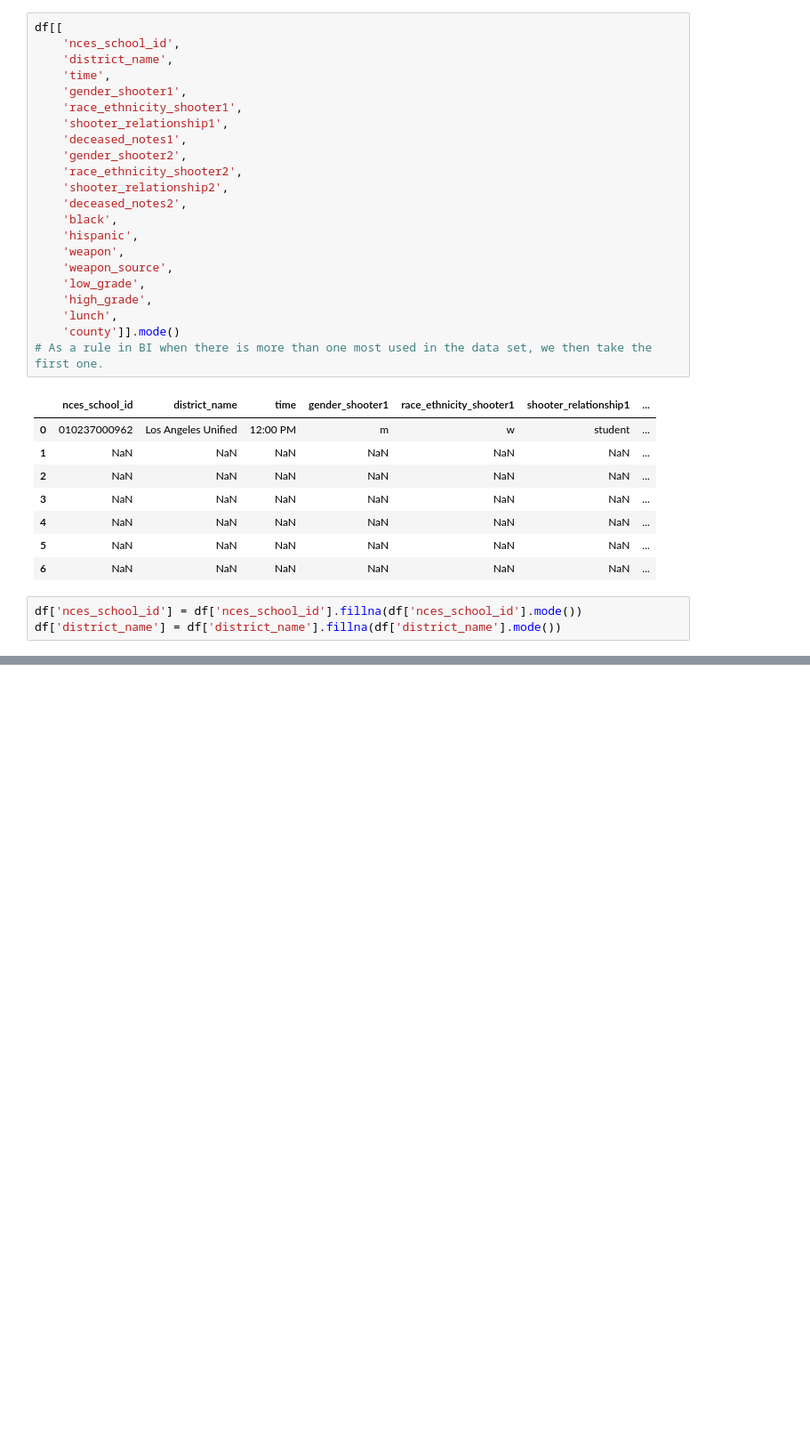
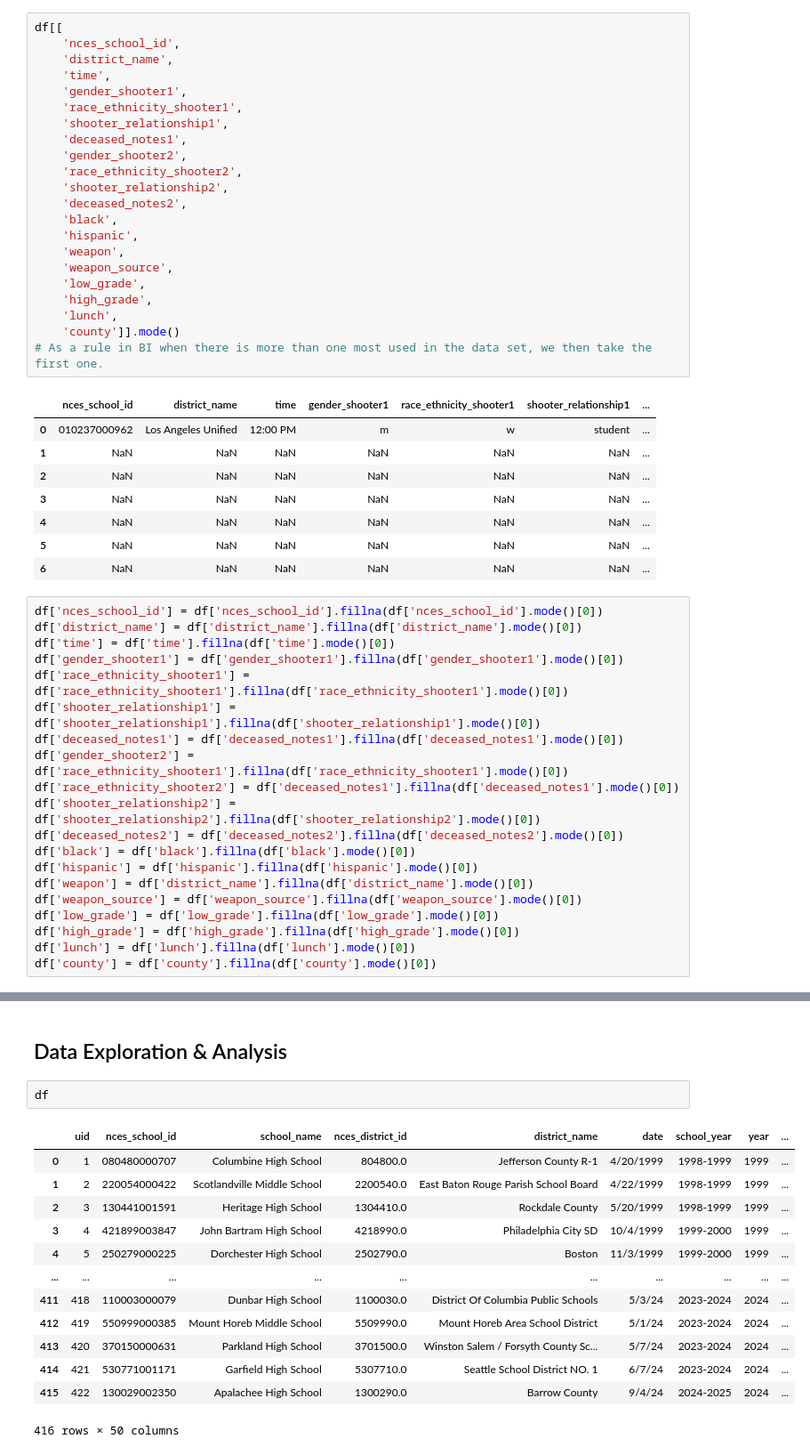
Before and after one commit to AhmadAlkaseb/BI, a Jupyter notebook: MiniProjekt3/Data/MiniProjekt3v2.ipynb, the cells around one changed output, grey strips where cells are left out. Shown at 89% size. Cells and saved outputs as stored; diff of their text form; blank space fills up the shorter version.

```diff
--- a/MiniProjekt3/Data/MiniProjekt3v2.ipynb
+++ b/MiniProjekt3/Data/MiniProjekt3v2.ipynb
@@ -59,5 +61,22 @@ df[[
 | 5 | NaN | NaN | NaN | NaN | NaN | NaN | ... |
 | 6 | NaN | NaN | NaN | NaN | NaN | NaN | ... |
 # %%
-df['nces_school_id'] = df['nces_school_id'].fillna(df['nces_school_id'].mode())
-df['district_name'] = df['district_name'].fillna(df['district_name'].mode())
+df['nces_school_id'] = df['nces_school_id'].fillna(df['nces_school_id'].mode()[0])
+df['district_name'] = df['district_name'].fillna(df['district_name'].mode()[0])
+df['time'] = df['time'].fillna(df['time'].mode()[0])
+df['gender_shooter1'] = df['gender_shooter1'].fillna(df['gender_shooter1'].mode()[0])
+df['race_ethnicity_shooter1'] = df['race_ethnicity_shooter1'].fillna(df['race_ethnicity_shooter1'].mode()[0])
+df['shooter_relationship1'] = df['shooter_relationship1'].fillna(df['shooter_relationship1'].mode()[0])
+df['deceased_notes1'] = df['deceased_notes1'].fillna(df['deceased_notes1'].mode()[0])
+df['gender_shooter2'] = df['race_ethnicity_shooter1'].fillna(df['race_ethnicity_shooter1'].mode()[0])
+df['race_ethnicity_shooter2'] = df['deceased_notes1'].fillna(df['deceased_notes1'].mode()[0])
+df['shooter_relationship2'] = df['shooter_relationship2'].fillna(df['shooter_relationship2'].mode()[0])
+df['deceased_notes2'] = df['deceased_notes2'].fillna(df['deceased_notes2'].mode()[0])
+df['black'] = df['black'].fillna(df['black'].mode()[0])
+df['hispanic'] = df['hispanic'].fillna(df['hispanic'].mode()[0])
+df['weapon'] = df['district_name'].fillna(df['district_name'].mode()[0])
+df['weapon_source'] = df['weapon_source'].fillna(df['weapon_source'].mode()[0])
+df['low_grade'] = df['low_grade'].fillna(df['low_grade'].mode()[0])
+df['high_grade'] = df['high_grade'].fillna(df['high_grade'].mode()[0])
+df['lunch'] = df['lunch'].fillna(df['lunch'].mode()[0])
+df['county'] = df['county'].fillna(df['county'].mode()[0])
@@ -82,2 +116,20 @@ Data columns (total 50 columns):
 dtypes: float64(14), int64(8), object(28)
 memory usage: 162.6+ KB
+# %% [markdown]
+## Data Exploration & Analysis
+# %%
+df
+# %% [output]
+|  | uid | nces_school_id | school_name | nces_district_id | district_name | date | school_year | year | ... |
+| 0 | 1 | 080480000707 | Columbine High School | 804800.0 | Jefferson County R-1 | 4/20/1999 | 1998-1999 | 1999 | ... |
+| 1 | 2 | 220054000422 | Scotlandville Middle School | 2200540.0 | East Baton Rouge Parish School Board | 4/22/1999 | 1998-1999 | 1999 | ... |
+| 2 | 3 | 130441001591 | Heritage High School | 1304410.0 | Rockdale County | 5/20/1999 | 1998-1999 | 1999 | ... |
+| 3 | 4 | 421899003847 | John Bartram High School | 4218990.0 | Philadelphia City SD | 10/4/1999 | 1999-2000 | 1999 | ... |
+| 4 | 5 | 250279000225 | Dorchester High School | 2502790.0 | Boston | 11/3/1999 | 1999-2000 | 1999 | ... |
+| ... | ... | ... | ... | ... | ... | ... | ... | ... | ... |
+| 411 | 418 | 110003000079 | Dunbar High School | 1100030.0 | District Of Columbia Public Schools | 5/3/24 | 2023-2024 | 2024 | ... |
+| 412 | 419 | 550999000385 | Mount Horeb Middle School | 5509990.0 | Mount Horeb Area School District | 5/1/24 | 2023-2024 | 2024 | ... |
+| 413 | 420 | 370150000631 | Parkland High School | 3701500.0 | Winston Salem / Forsyth County Sc... | 5/7/24 | 2023-2024 | 2024 | ... |
+| 414 | 421 | 530771001171 | Garfield High School | 5307710.0 | Seattle School District NO. 1 | 6/7/24 | 2023-2024 | 2024 | ... |
+| 415 | 422 | 130029002350 | Apalachee High School | 1300290.0 | Barrow County | 9/4/24 | 2024-2025 | 2024 | ... |
+416 rows × 50 columns
```
Also changed, not shown: parts of 14 cells of this notebook.
